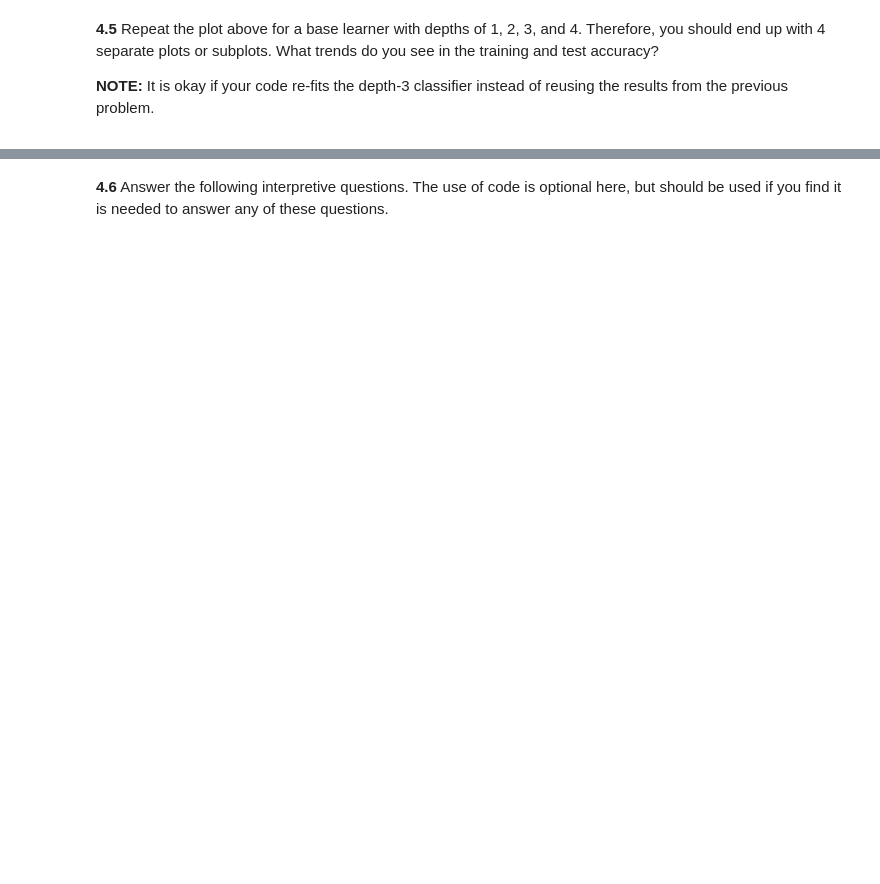
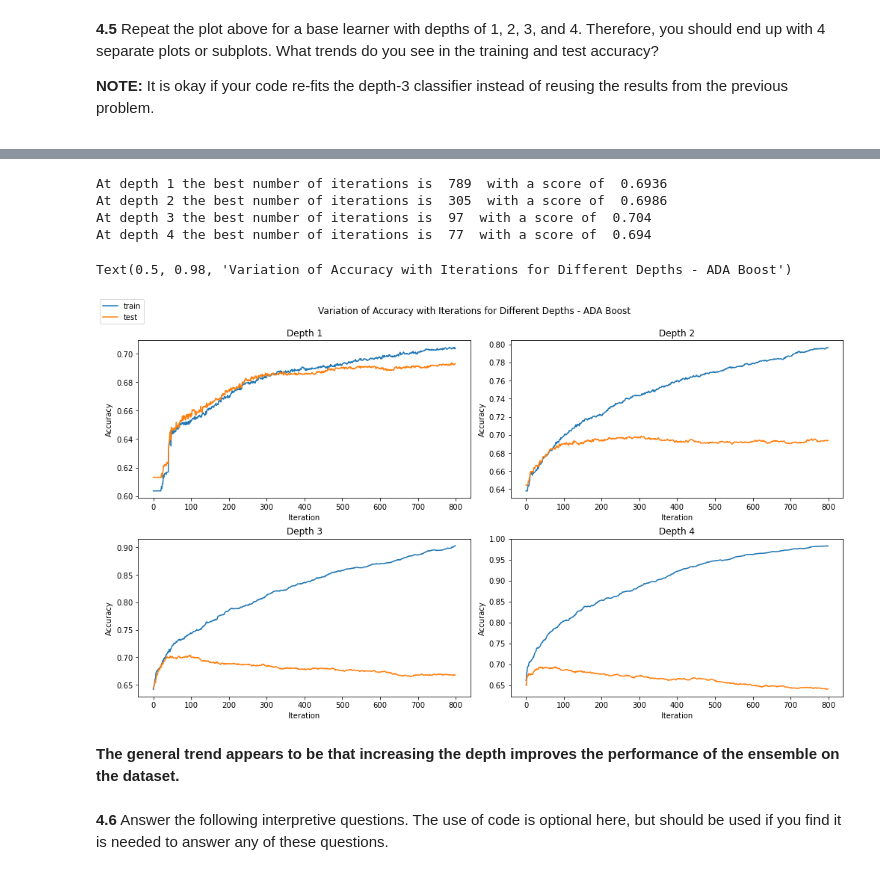
Before and after one commit to westonruths/ac209a, a Jupyter notebook: cs109a_hw6/cs109a_hw6.ipynb, the cells around one changed output, grey strips where cells are left out. Drawn from its saved outputs; the diff is of its cells as text; code cells hidden in the pictures; blank space fills up the shorter version.

```diff
--- a/cs109a_hw6/cs109a_hw6.ipynb
+++ b/cs109a_hw6/cs109a_hw6.ipynb
@@ -942,3 +1116,41 @@ Boosted accuracy: 0.002
+# %%
+# your code here
+adaboost_models = []
+for i in range(1,5):
+    adaboost_model = AdaBoostClassifier(base_estimator= DecisionTreeClassifier(max_depth=i),
+                               n_estimators=800,
+                               learning_rate=0.05)
+    adaboost_model.fit(X_train, y_train)
+    adaboost_models.append(adaboost_model)
+# %%
+# Plots for the different plots
+fig, axes = plt.subplots(2,2, figsize=(14,8))
+
+# Create a binary vector representing the misclassifications
+for depth, ax in enumerate(fig.axes):
+    train_scores = list(adaboost_models[depth].staged_score(X_train,y_train))
+    test_scores = list(adaboost_models[depth].staged_score(X_test, y_test))
+    ax.plot(train_scores,label='train')
+    ax.plot(test_scores,label='test')
+    ax.set_xlabel('Iteration')
+    ax.set_ylabel('Accuracy')
+    ax.set_title("Depth " + str(depth+1))
+    print('At depth', depth+1, 'the best number of iterations is ', np.array(test_scores).argmax(), " with a score of ", max(test_scores))
+
+handles, labels = ax.get_legend_handles_labels()
+fig.legend(handles, labels, loc='upper left')
+plt.tight_layout()
+fig.subplots_adjust(top=0.9)
+plt.suptitle("Variation of Accuracy with Iterations for Different Depths - ADA Boost")
+# %% [output]
+At depth 1 the best number of iterations is  789  with a score of  0.6936
+At depth 2 the best number of iterations is  305  with a score of  0.6986
+At depth 3 the best number of iterations is  97  with a score of  0.704
+At depth 4 the best number of iterations is  77  with a score of  0.694
+Text(0.5, 0.98, 'Variation of Accuracy with Iterations for Different Depths - ADA Boost')
+[figure, added]
+# %% [markdown]
+**The general trend appears to be that increasing the depth improves the performance of the ensemble on the dataset.**
 # %% [markdown]
 <div class='exercise-r'>
 
```
Also changed, not shown: parts of 43 cells of this notebook, 1 other file.
